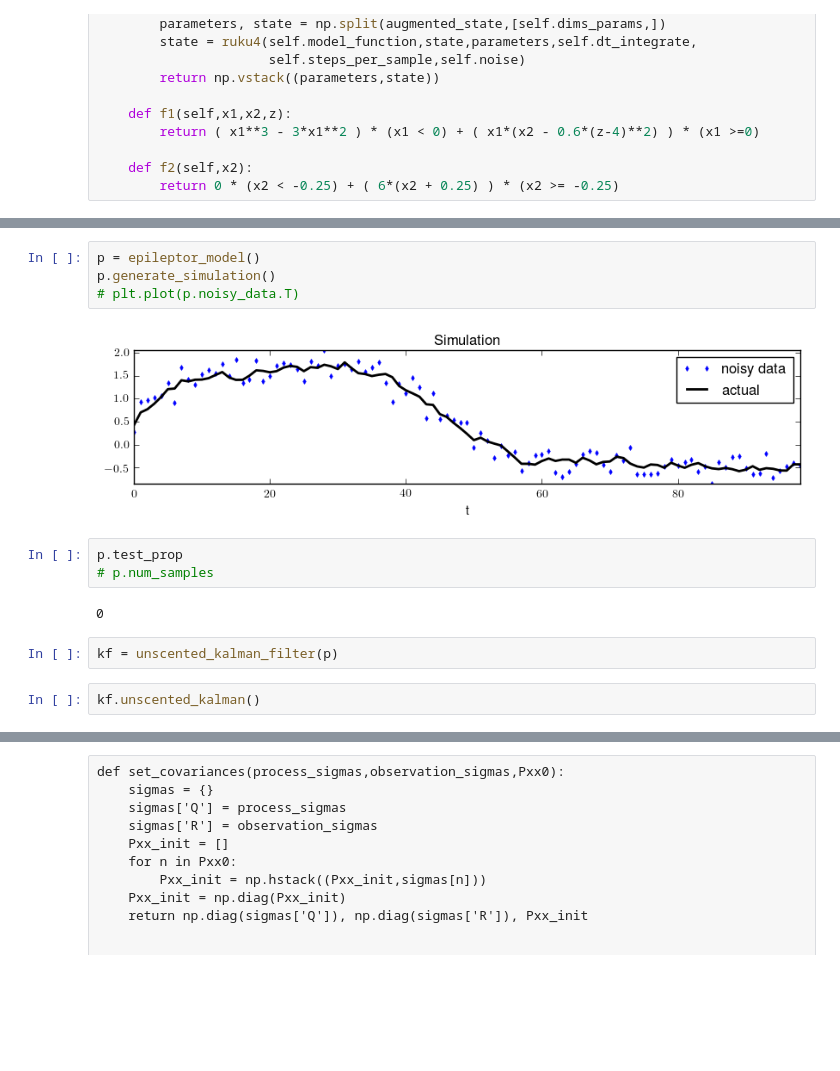
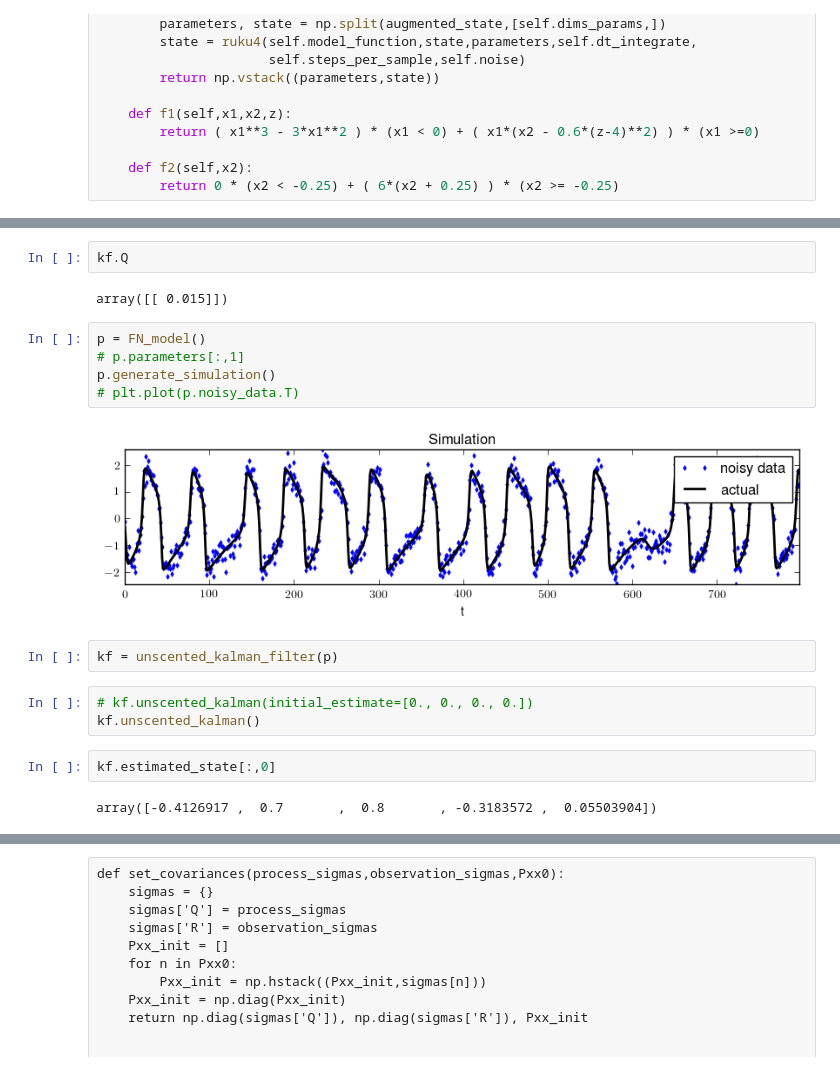
Before and after one commit to eschlaf2/kramer_rotation, a Jupyter notebook: Voss_Kalman.ipynb, the cells around one changed output, grey strips where cells are left out. Saved outputs shown, nothing was run; the diff lists cells and outputs as text; blank space fills up the shorter version.

Commit message:
added FN model to epileptor_util

```diff
--- a/Voss_Kalman.ipynb
+++ b/Voss_Kalman.ipynb
@@ -388,18 +485,23 @@ class epileptor_model(Model):
+# %%
+kf.Q
+# %% [output]
+array([[ 0.015]])
 # %%
-p = epileptor_model()
+p = FN_model()
+# p.parameters[:,1]
 p.generate_simulation()
 # plt.plot(p.noisy_data.T)
 # %% [output]
-[figure, old version]
+[figure, new version]
-# %%
-p.test_prop
-# p.num_samples
-# %% [output]
-0
 # %%
 kf = unscented_kalman_filter(p)
-# %%
-kf.unscented_kalman()
+# %%
+# kf.unscented_kalman(initial_estimate=[0., 0., 0., 0.])
+kf.unscented_kalman()
+# %%
+kf.estimated_state[:,0]
+# %% [output]
+array([-0.4126917 ,  0.7       ,  0.8       , -0.3183572 ,  0.05503904])
 # %%
 kf.plot_filter_results()
 # %% [output]
```
Also changed, not shown: parts of 12 cells of this notebook, 3 other files.
